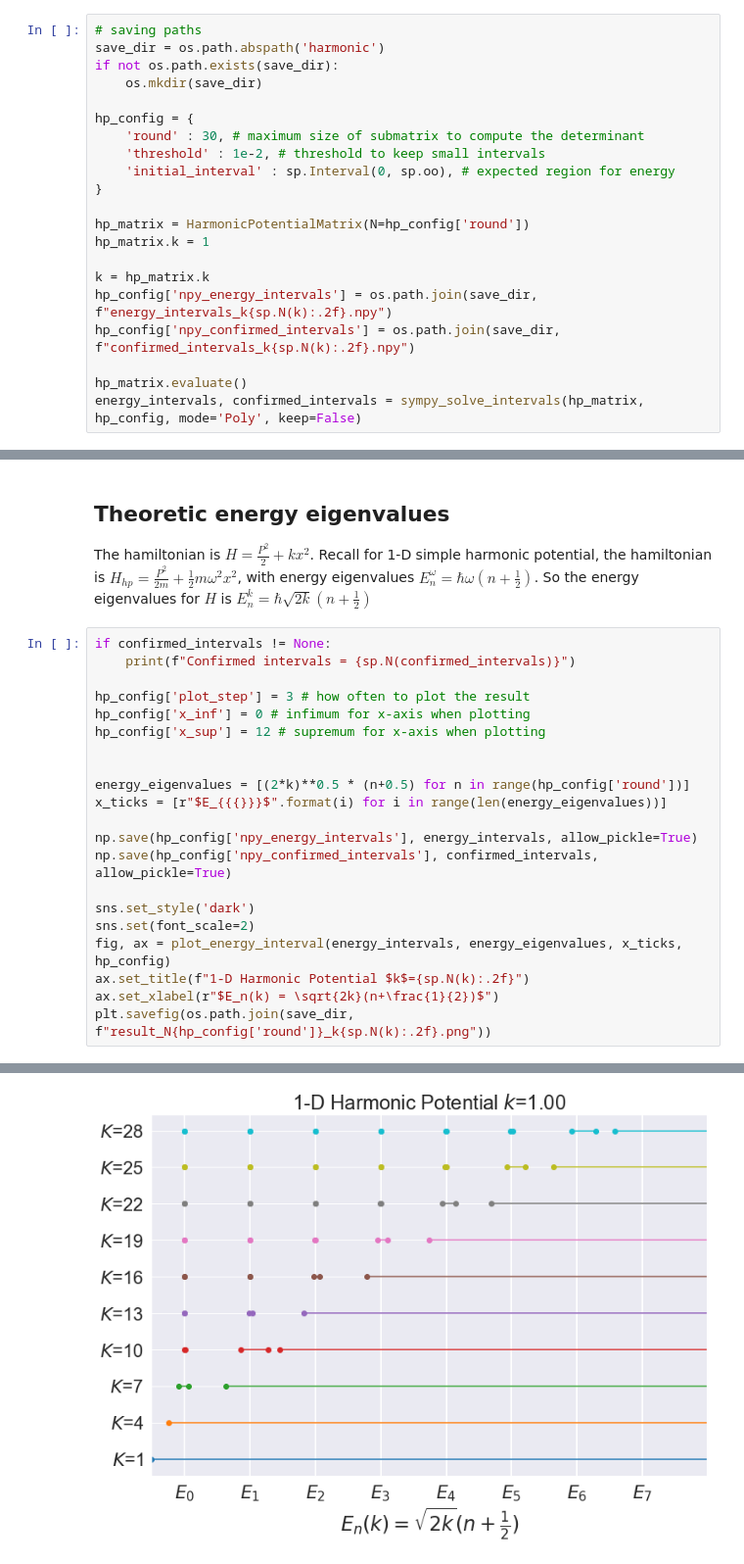
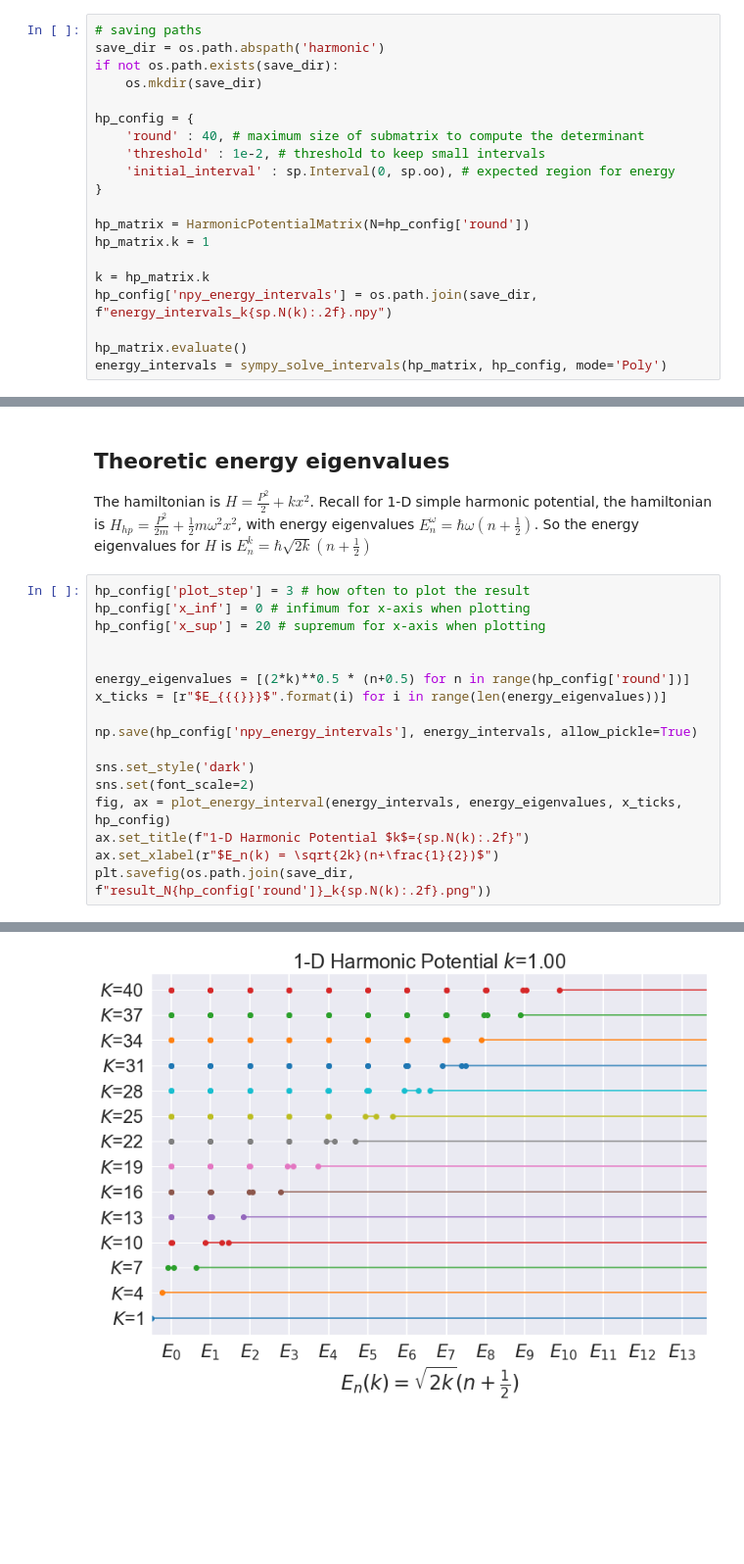
Before and after one commit to maplexgitx0302/NTU-Bootstrapping_QM, a Jupyter notebook: harmonic_sympy.ipynb, the cells around one changed output, grey strips where cells are left out. Shown at 98% size. Drawn from its saved outputs; the diff is of its cells as text; blank space fills up the shorter version.

Commit message:
remove confirmed intervals

```diff
--- a/harmonic_sympy.ipynb
+++ b/harmonic_sympy.ipynb
@@ -112,7 +112,7 @@ if not os.path.exists(save_dir):
     os.mkdir(save_dir)
 
 hp_config = {
-    'round' : 30, # maximum size of submatrix to compute the determinant
+    'round' : 40, # maximum size of submatrix to compute the determinant
     'threshold' : 1e-2, # threshold to keep small intervals
     'initial_interval' : sp.Interval(0, sp.oo), # expected region for energy
 }
@@ -122,8 +122,7 @@ hp_matrix.k = 1
 
 k = hp_matrix.k
 hp_config['npy_energy_intervals'] = os.path.join(save_dir, f"energy_intervals_k{sp.N(k):.2f}.npy")
-hp_config['npy_confirmed_intervals'] = os.path.join(save_dir, f"confirmed_intervals_k{sp.N(k):.2f}.npy")
 
 hp_matrix.evaluate()
-energy_intervals, confirmed_intervals = sympy_solve_intervals(hp_matrix, hp_config, mode='Poly', keep=False)
+energy_intervals = sympy_solve_intervals(hp_matrix, hp_config, mode='Poly')
 # %% [output]
@@ -133,19 +132,15 @@ Checkpoint exists, checkpoint max K=30
 
 The hamiltonian is $H=\frac{P^2}{2}+kx^2$. Recall for 1-D simple harmonic potential, the hamiltonian is $H_{hp}=\frac{P^2}{2m}+\frac{1}{2}m\omega^2x^2$, with energy eigenvalues $E^\omega_n=\hbar\omega(n+\frac{1}{2})$. So the energy eigenvalues for $H$ is $E^k_n=\hbar\sqrt{2k}(n+\frac{1}{2})$
 # %%
-if confirmed_intervals != None:
-    print(f"Confirmed intervals = {sp.N(confirmed_intervals)}")
-
 hp_config['plot_step'] = 3 # how often to plot the result
 hp_config['x_inf'] = 0 # infimum for x-axis when plotting
-hp_config['x_sup'] = 12 # supremum for x-axis when plotting
+hp_config['x_sup'] = 20 # supremum for x-axis when plotting
 
 
 energy_eigenvalues = [(2*k)**0.5 * (n+0.5) for n in range(hp_config['round'])]
 x_ticks = [r"$E_{{{}}}$".format(i) for i in range(len(energy_eigenvalues))]
 
 np.save(hp_config['npy_energy_intervals'], energy_intervals, allow_pickle=True)
-np.save(hp_config['npy_confirmed_intervals'], confirmed_intervals, allow_pickle=True)
 
 sns.set_style('dark')
 sns.set(font_scale=2)
@@ -158 +152 @@ Confirmed intervals = Union(Interval(0.702374632153415, 0.708997306999531), Inte
-[figure, old version]
+[figure, new version]
```
Also changed, not shown: parts of 2 cells of this notebook, 2 other files.
